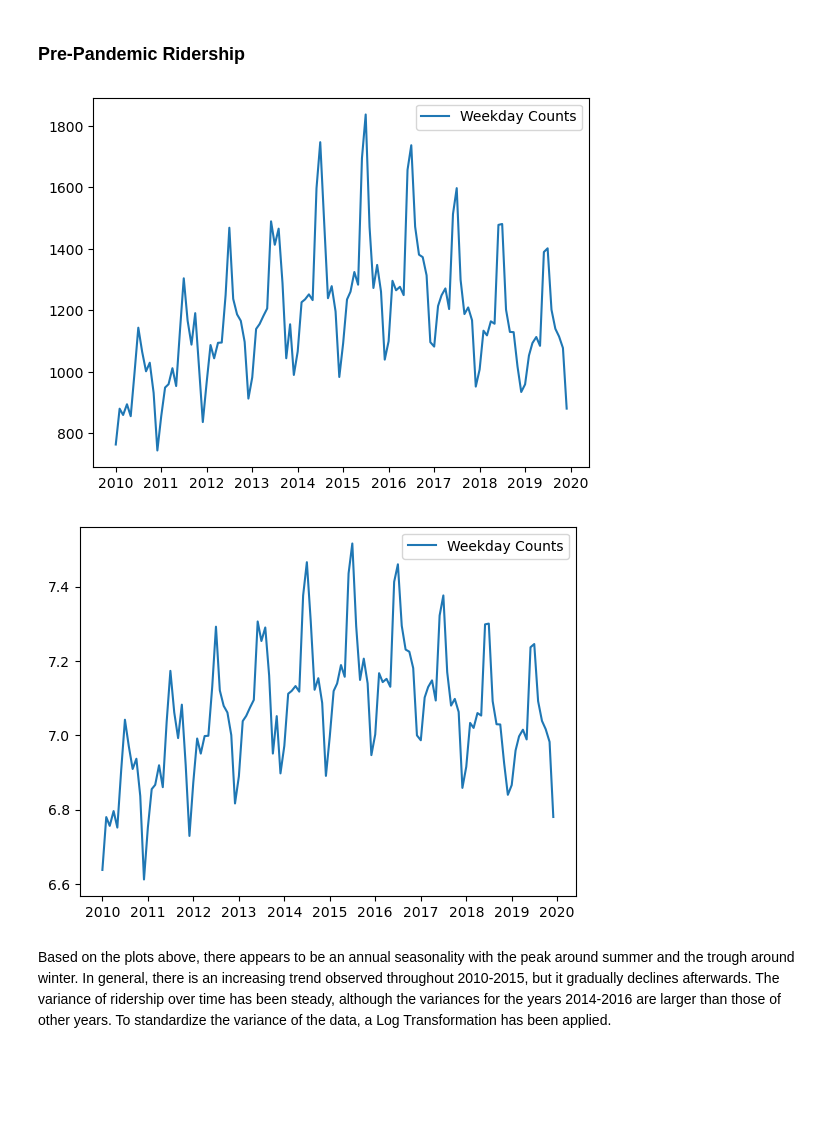
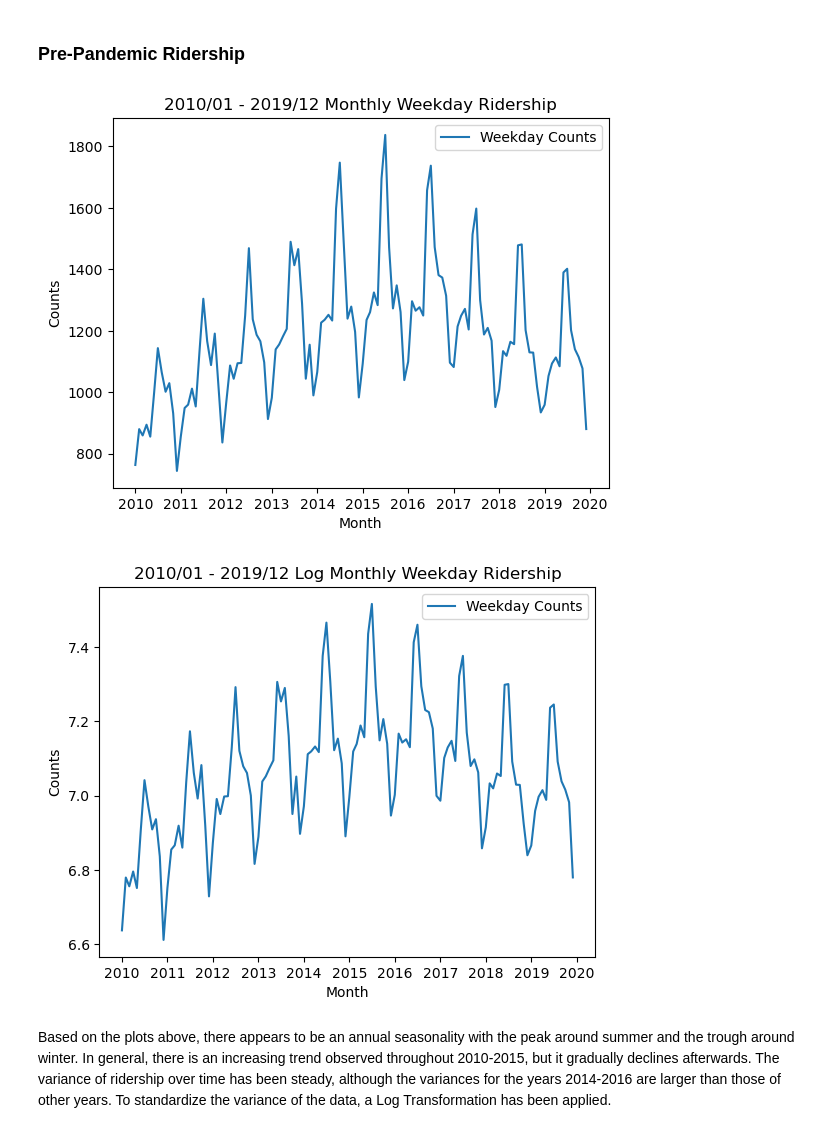
Before and after one commit to UCB-stat-159-s23/project-Group23, a Jupyter notebook: Jiachen_EDA.ipynb, the cells around one changed output. Cells and saved outputs as stored; diff of their text form; code cells hidden in the pictures; blank space fills up the shorter version.

Commit message:
add plots

```diff
--- a/Jiachen_EDA.ipynb
+++ b/Jiachen_EDA.ipynb
@@ -82,14 +100,20 @@ Berkeley_Embarcadero_2010_2019, label = monthly_weekday_counts("BK", "EM", 2010,
 ts_2010_2019 = pd.DataFrame(data={'Weekday Counts': Berkeley_Embarcadero_2010_2019},
                             index=pd.to_datetime(label, format='%Y-%m'))
 # %%
-sns.lineplot(ts_2010_2019);
+sns.lineplot(ts_2010_2019)
+plt.xlabel("Month")
+plt.ylabel("Counts")
+plt.title("2010/01 - 2019/12 Monthly Weekday Ridership");
 # %% [output]
-[figure, old version]
+[figure, new version]
 # %%
 logts_2010_2019 = np.log(ts_2010_2019)
-sns.lineplot(logts_2010_2019);
+sns.lineplot(logts_2010_2019)
+plt.xlabel("Month")
+plt.ylabel("Counts")
+plt.title("2010/01 - 2019/12 Log Monthly Weekday Ridership");
 # %% [output]
-[figure, old version]
+[figure, new version]
 # %% [markdown]
 Based on the plots above, there appears to be an annual seasonality with the peak around summer and the trough around winter. In general, there is an increasing trend observed throughout 2010-2015, but it gradually declines afterwards. The variance of ridership over time has been steady, although the variances for the years 2014-2016 are larger than those of other years. To standardize the variance of the data, a Log Transformation has been applied.
 # %%
```
Also changed, not shown: parts of 11 cells of this notebook.
